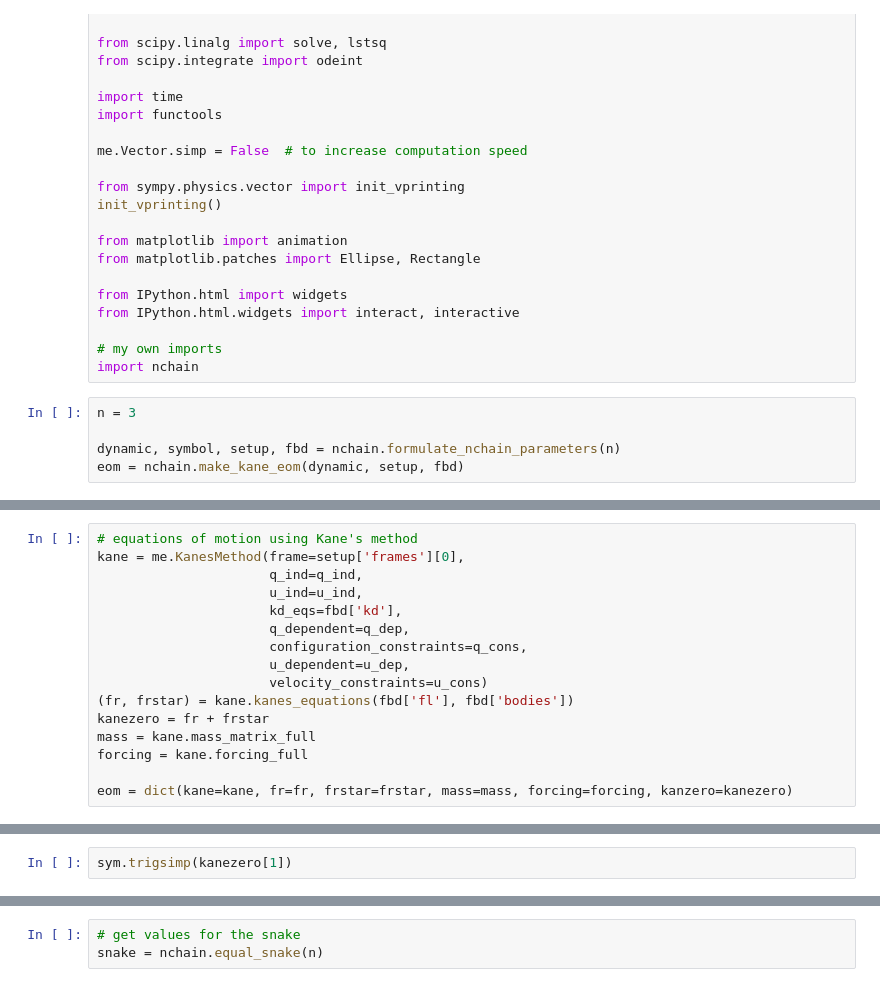
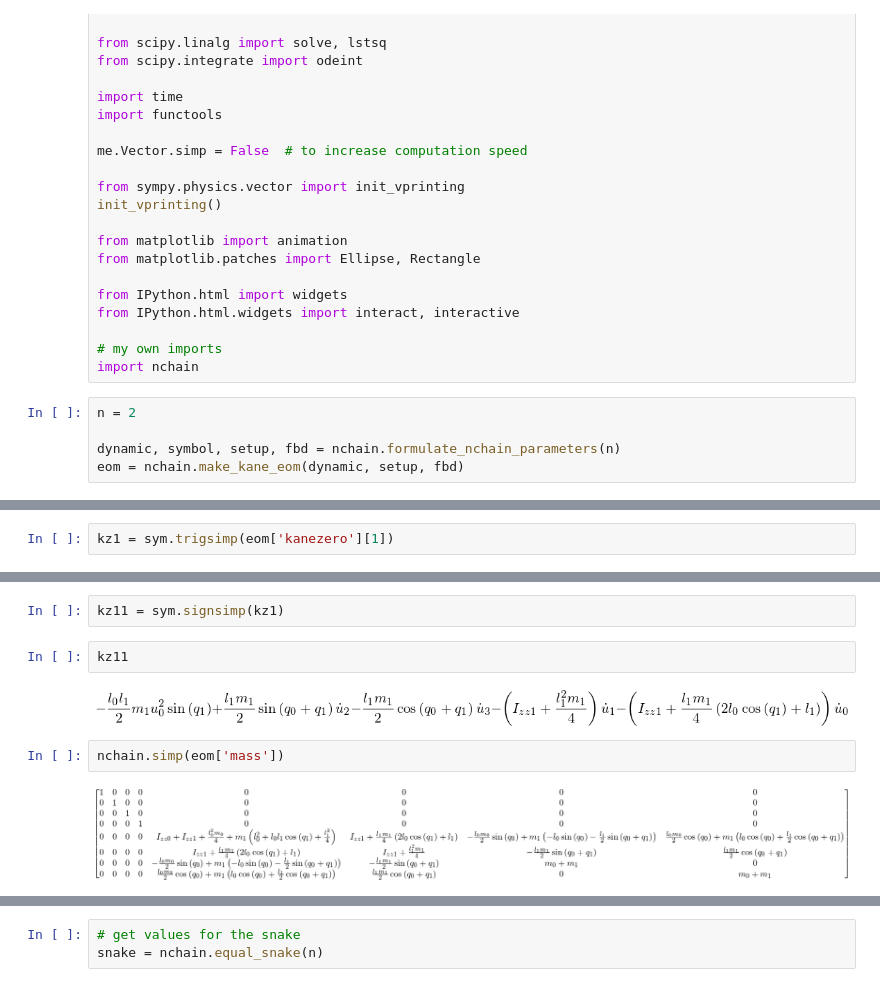
Before and after one commit to isaacyeaton/snaketurn, a Jupyter notebook: nchain-shape-space.ipynb, the cells around one changed output, grey strips where cells are left out. Drawn from its saved outputs; the diff is of its cells as text.

Commit message:
Added a simplifying function (sign and trig simp to nchain).

```diff
--- a/nchain-shape-space.ipynb
+++ b/nchain-shape-space.ipynb
@@ -31,7 +31,7 @@ from IPython.html.widgets import interact, interactive
 # my own imports
 import nchain
 # %%
-n = 3
+n = 2
 
 dynamic, symbol, setup, fbd = nchain.formulate_nchain_parameters(n)
 eom = nchain.make_kane_eom(dynamic, setup, fbd)
@@ -55,16 +37,0 @@ u_cons = [u[1] - u[0], u[2] - u[1]]
-# %%
-# equations of motion using Kane's method
-kane = me.KanesMethod(frame=setup['frames'][0],
-                      q_ind=q_ind,
-                      u_ind=u_ind,
-                      kd_eqs=fbd['kd'],
-                      q_dependent=q_dep,
-                      configuration_constraints=q_cons,
-                      u_dependent=u_dep,
-                      velocity_constraints=u_cons)
-(fr, frstar) = kane.kanes_equations(fbd['fl'], fbd['bodies'])
-kanezero = fr + frstar
-mass = kane.mass_matrix_full
-forcing = kane.forcing_full
-
-eom = dict(kane=kane, fr=fr, frstar=frstar, mass=mass, forcing=forcing, kanzero=kanezero)
@@ -77,2 +38,2 @@ kanezero = eom['fr'] + eom['frstar']
 # %%
-sym.trigsimp(kanezero[1])
+kz1 = sym.trigsimp(eom['kanezero'][1])
@@ -96,0 +40,10 @@ SyntaxError: invalid syntax (<ipython-input-129-3e4738e8def3>, line 1)
+# %%
+kz11 = sym.signsimp(kz1)
+# %%
+kz11
+# %% [output]
+[figure, added]
+# %%
+nchain.simp(eom['mass'])
+# %% [output]
+[figure, added]
```
Also changed, not shown: parts of 22 cells of this notebook, 1 other file.
